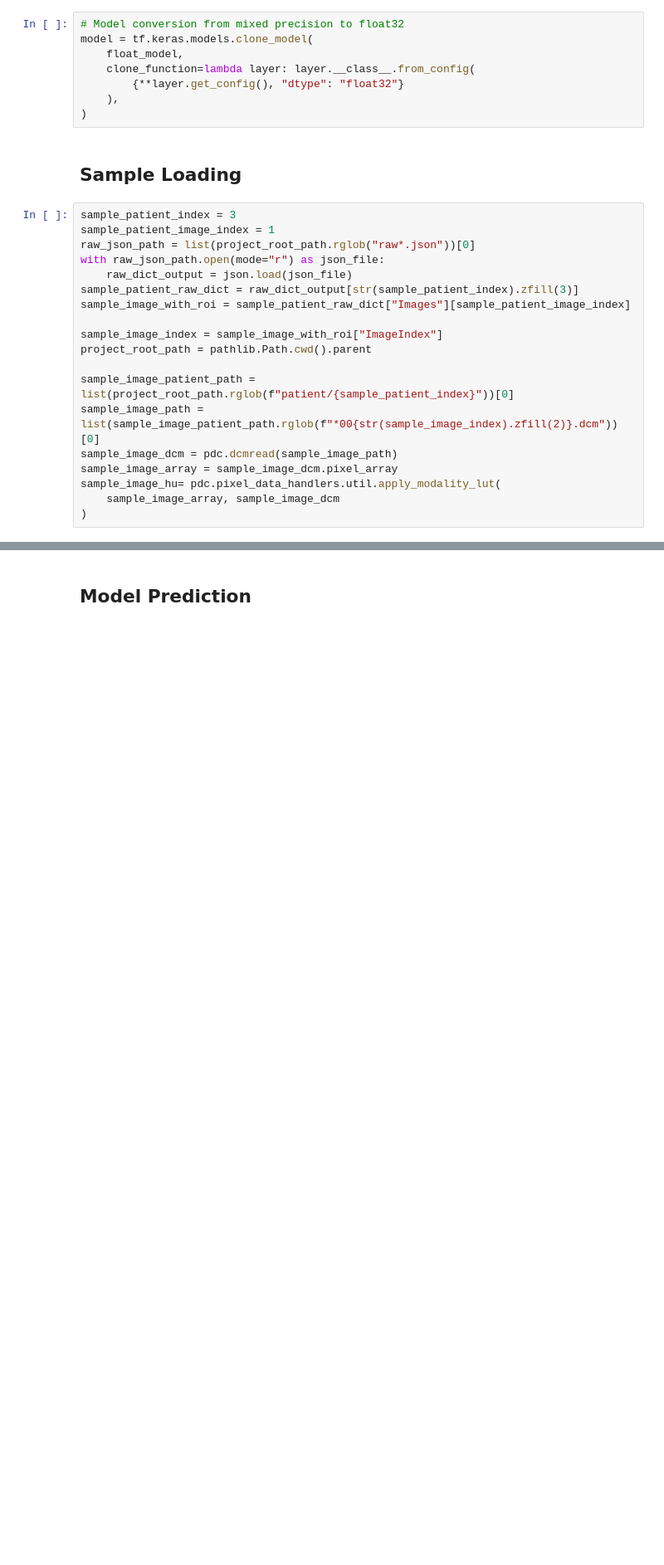
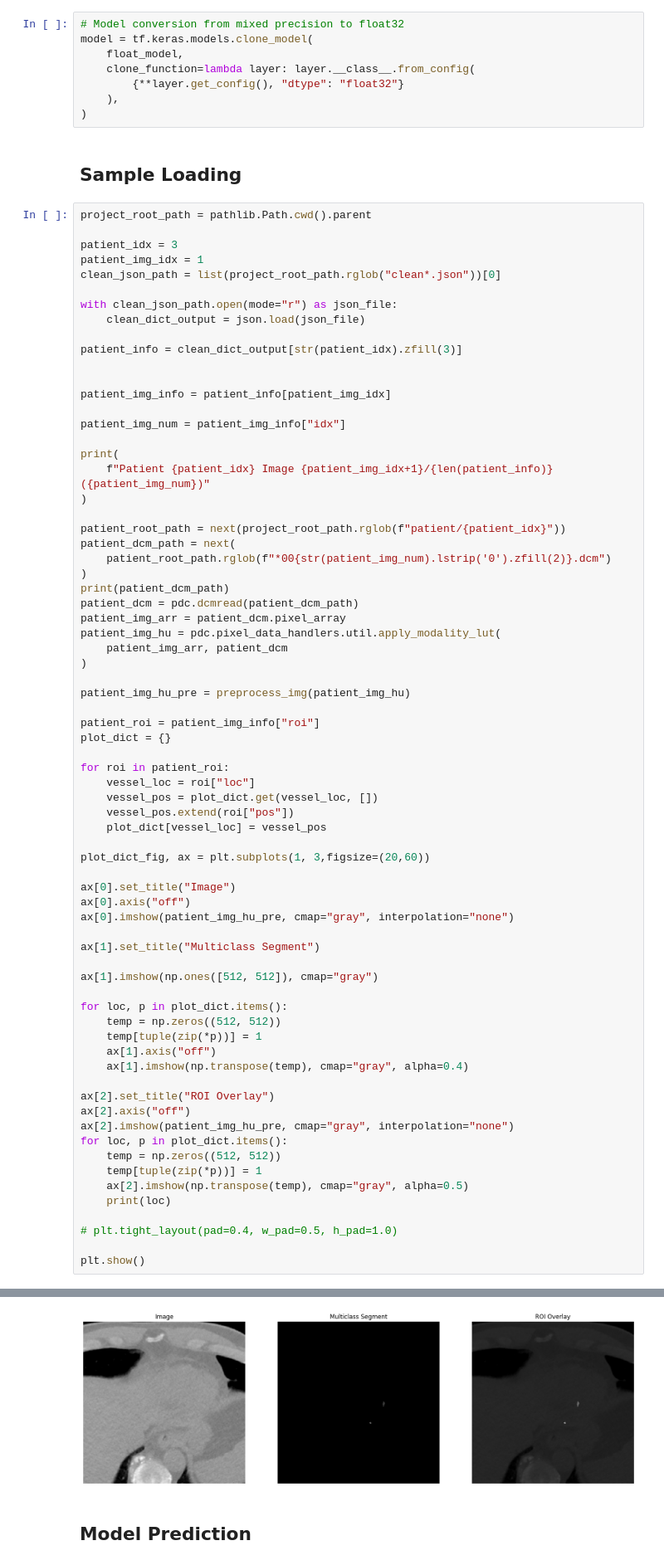
Before and after one commit to MIMIR-BIOMEDICAL/mobile-unetplusplus-cac-scoring, a Jupyter notebook: notebooks/3 Model Testing.ipynb, the cells around one changed output, grey strips where cells are left out. Shown at 83% size. Cells and saved outputs as stored; diff of their text form; blank space fills up the shorter version.

```diff
--- a/notebooks/3 Model Testing.ipynb
+++ b/notebooks/3 Model Testing.ipynb
@@ -51,21 +78,74 @@ model = tf.keras.models.clone_model(
 # %% [markdown]
 ## Sample Loading
 # %%
-sample_patient_index = 3
-sample_patient_image_index = 1
-raw_json_path = list(project_root_path.rglob("raw*.json"))[0]
-with raw_json_path.open(mode="r") as json_file:
-    raw_dict_output = json.load(json_file)
-sample_patient_raw_dict = raw_dict_output[str(sample_patient_index).zfill(3)]
-sample_image_with_roi = sample_patient_raw_dict["Images"][sample_patient_image_index]
-
-sample_image_index = sample_image_with_roi["ImageIndex"]
 project_root_path = pathlib.Path.cwd().parent
 
-sample_image_patient_path = list(project_root_path.rglob(f"patient/{sample_patient_index}"))[0]
-sample_image_path = list(sample_image_patient_path.rglob(f"*00{str(sample_image_index).zfill(2)}.dcm"))[0]
-sample_image_dcm = pdc.dcmread(sample_image_path)
-sample_image_array = sample_image_dcm.pixel_array
-sample_image_hu= pdc.pixel_data_handlers.util.apply_modality_lut(
-    sample_image_array, sample_image_dcm
+patient_idx = 3
+patient_img_idx = 1
+clean_json_path = list(project_root_path.rglob("clean*.json"))[0]
+
+with clean_json_path.open(mode="r") as json_file:
+    clean_dict_output = json.load(json_file)
+
+patient_info = clean_dict_output[str(patient_idx).zfill(3)]
+
+
+patient_img_info = patient_info[patient_img_idx]
+
+patient_img_num = patient_img_info["idx"]
+
+print(
+    f"Patient {patient_idx} Image {patient_img_idx+1}/{len(patient_info)} ({patient_img_num})"
 )
+
+patient_root_path = next(project_root_path.rglob(f"patient/{patient_idx}"))
+patient_dcm_path = next(
+    patient_root_path.rglob(f"*00{str(patient_img_num).lstrip('0').zfill(2)}.dcm")
+)
+print(patient_dcm_path)
+patient_dcm = pdc.dcmread(patient_dcm_path)
+patient_img_arr = patient_dcm.pixel_array
+patient_img_hu = pdc.pixel_data_handlers.util.apply_modality_lut(
+    patient_img_arr, patient_dcm
+)
+
+patient_img_hu_pre = preprocess_img(patient_img_hu)
+
+patient_roi = patient_img_info["roi"]
+plot_dict = {}
+
+for roi in patient_roi:
+    vessel_loc = roi["loc"]
+    vessel_pos = plot_dict.get(vessel_loc, [])
+    vessel_pos.extend(roi["pos"])
+    plot_dict[vessel_loc] = vessel_pos
+
+plot_dict_fig, ax = plt.subplots(1, 3,figsize=(20,60))
+
+ax[0].set_title("Image")
+ax[0].axis("off")
+ax[0].imshow(patient_img_hu_pre, cmap="gray", interpolation="none")
+
+ax[1].set_title("Multiclass Segment")
+
+ax[1].imshow(np.ones([512, 512]), cmap="gray")
+
+for loc, p in plot_dict.items():
+    temp = np.zeros((512, 512))
+    temp[tuple(zip(*p))] = 1
+    ax[1].axis("off")
+    ax[1].imshow(np.transpose(temp), cmap="gray", alpha=0.4)
+
+ax[2].set_title("ROI Overlay")
+ax[2].axis("off")
+ax[2].imshow(patient_img_hu_pre, cmap="gray", interpolation="none")
+for loc, p in plot_dict.items():
+    temp = np.zeros((512, 512))
+    temp[tuple(zip(*p))] = 1
+    ax[2].imshow(np.transpose(temp), cmap="gray", alpha=0.5)
+    print(loc)
+
+# plt.tight_layout(pad=0.4, w_pad=0.5, h_pad=1.0)
+
+plt.show()
+# %% [output]
@@ -72,3 +156,4 @@ sample_image_hu= pdc.pixel_data_handlers.util.apply_modality_lut(
+[figure, added]
 # %% [markdown]
 ## Model Prediction
 # %%
```
Also changed, not shown: parts of 20 cells of this notebook, 2 other files.
